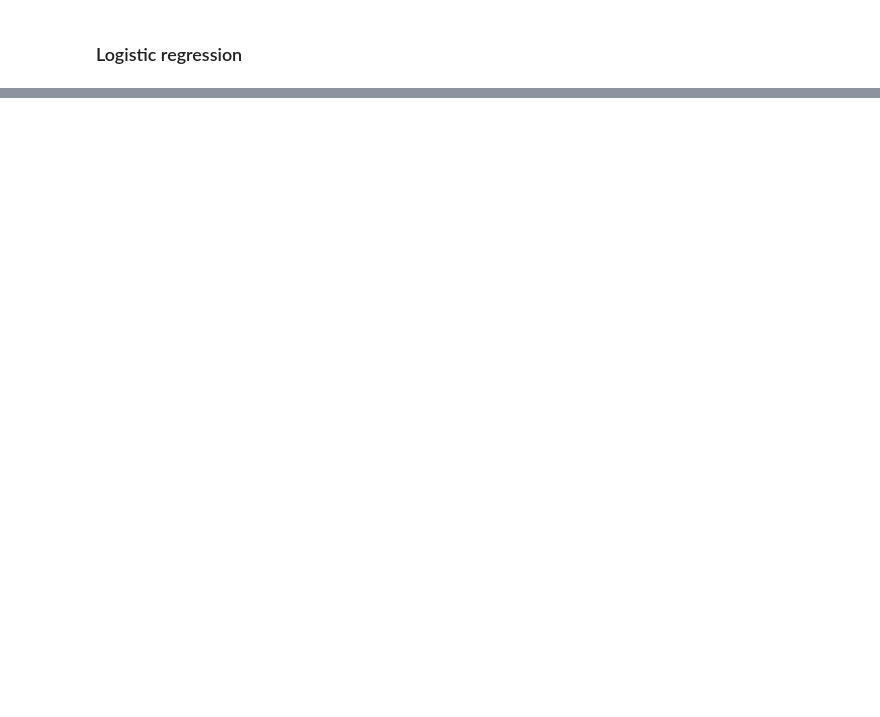
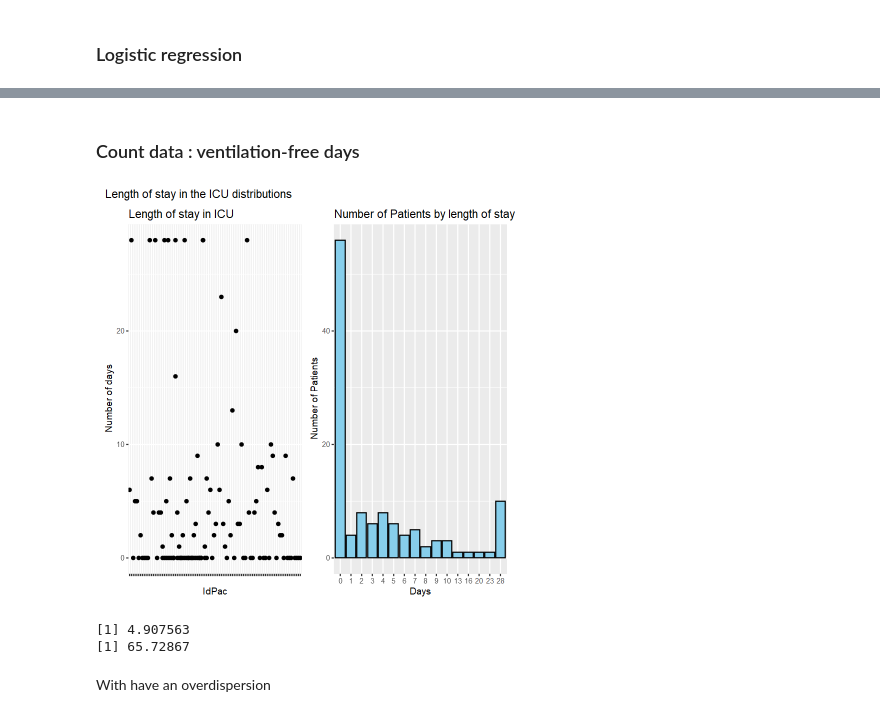
Before and after one commit to Kodro23/CAP, a Jupyter notebook: notebooks/ipynb/main_ITT.ipynb, the cells around one changed output, grey strips where cells are left out. Cells and saved outputs as stored; diff of their text form; code cells hidden in the pictures; blank space fills up the shorter version.

```diff
--- a/notebooks/ipynb/main_ITT.ipynb
+++ b/notebooks/ipynb/main_ITT.ipynb
@@ -504,0 +727,30 @@ imp <- mice(data_dint[!names(data_dint) %in% "IdPac"], m = 5, method = meth, see
+# %% [markdown]
+### Count data : ventilation-free days
+# %%
+#Graphicaly assert nature of data
+# p1 in ggplot2
+p1 <- ggplot(data_dint[!is.na(data_dint$EvolDiasUCI_tronq), ], aes(x = factor(IdPac), y = EvolDiasUCI_tronq)) +
+  geom_point() +
+  labs(title = "Length of stay in ICU", x = "IdPac", y = "Number of days") +
+  theme(axis.text.x = element_blank())
+
+# p2 in ggplot2
+p2 <- ggplot(data_dint[!is.na(data_dint$EvolDiasUCI_tronq), ], aes(x = factor(EvolDiasUCI_tronq))) +
+  geom_bar(fill = "skyblue", color = "black") +
+  labs(title = "Number of Patients by length of stay in the ICU",
+       x = "Days",
+       y = "Number of Patients")
+
+# Combine with patchwork
+(p1 | p2) + plot_annotation(title = "Length of stay in the ICU distributions")
+# %% [output]
+[figure, added]
+# %%
+#Evaluate dispersion
+print(mean(data_dint$EvolDiasUCI_tronq, na.rm=TRUE))
+print(var(data_dint$EvolDiasUCI_tronq, na.rm=TRUE))
+# %% [output]
+[1] 4.907563
+[1] 65.72867
+# %% [markdown]
+With have an overdispersion
```
Also changed, not shown: parts of 58 cells of this notebook, 4 other files.
